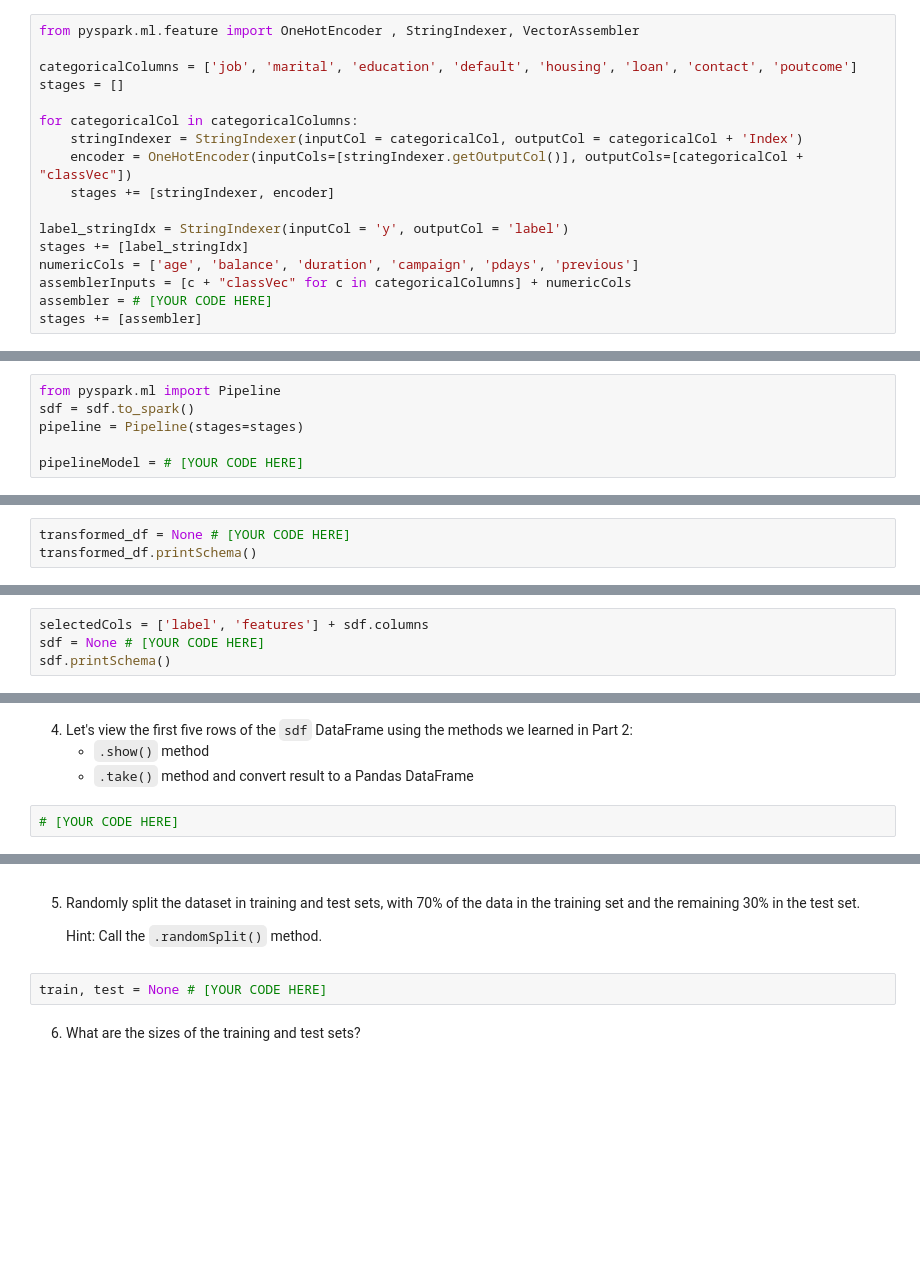
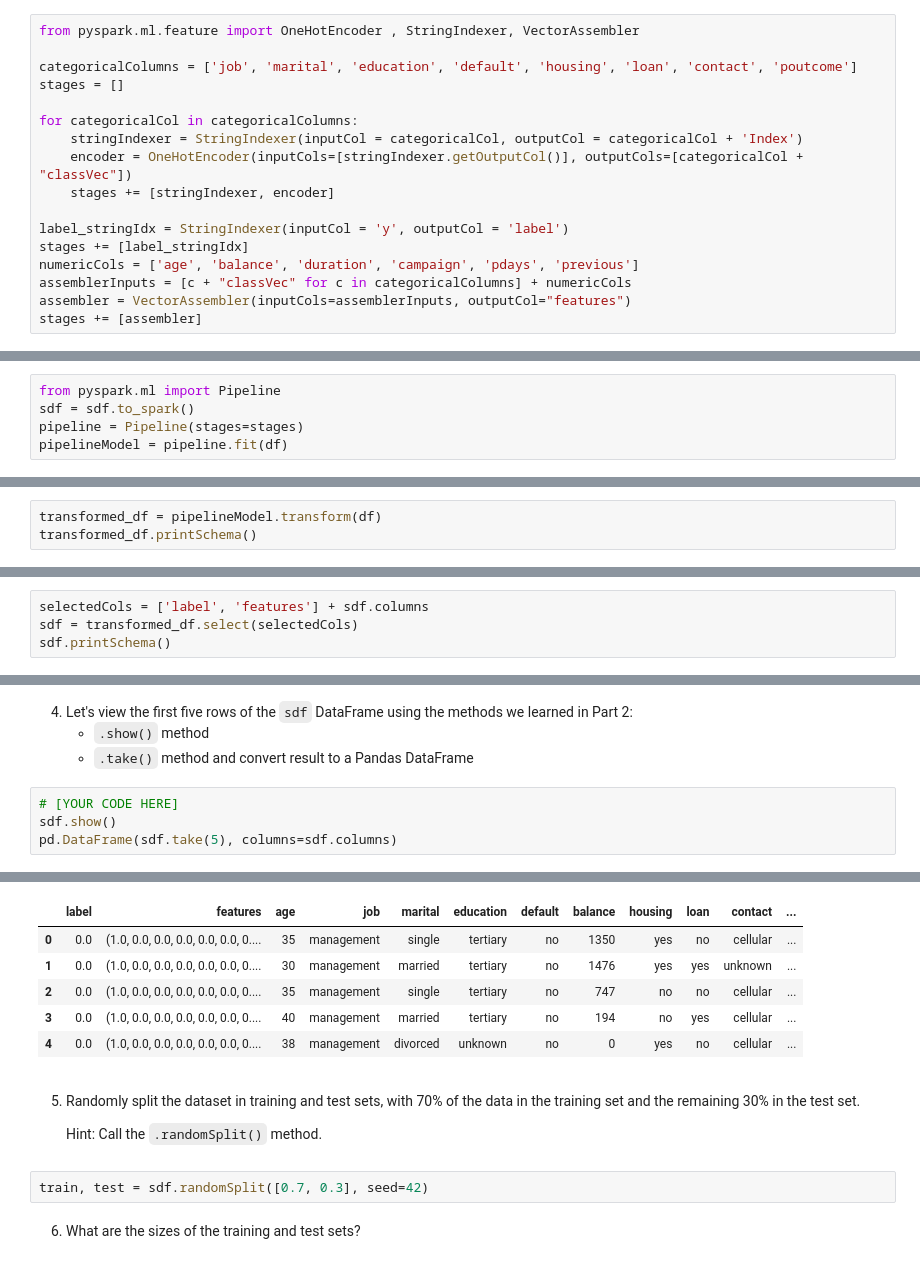
Before and after one commit to MonuSingh16/mle-work, a Jupyter notebook: assignments/week-05-big-data/nb/subscription-prediction.ipynb, the cells around one changed output, grey strips where cells are left out. Drawn from its saved outputs; the diff is of its cells as text; blank space fills up the shorter version.

```diff
--- a/assignments/week-05-big-data/nb/subscription-prediction.ipynb
+++ b/assignments/week-05-big-data/nb/subscription-prediction.ipynb
@@ -210,7 +472,7 @@ label_stringIdx = StringIndexer(inputCol = 'y', outputCol = 'label')
 stages += [label_stringIdx]
 numericCols = ['age', 'balance', 'duration', 'campaign', 'pdays', 'previous']
 assemblerInputs = [c + "classVec" for c in categoricalColumns] + numericCols
-assembler = # [YOUR CODE HERE]
+assembler = VectorAssembler(inputCols=assemblerInputs, outputCol="features")
 stages += [assembler]
 # %% [markdown]
 ## Part 4: Pipeline
@@ -224,10 +486,9 @@ To run the pipeline on our Pandas on Spark DataFrame, we will convert it back to
 from pyspark.ml import Pipeline
 sdf = sdf.to_spark()
 pipeline = Pipeline(stages=stages)
-
-pipelineModel = # [YOUR CODE HERE]
+pipelineModel = pipeline.fit(df)
 # %% [markdown]
 2. Transform `pipelineModel` on `df` and assign this to variable `transformed_df`.
 # %%
-transformed_df = None # [YOUR CODE HERE]
+transformed_df = pipelineModel.transform(df)
 transformed_df.printSchema()
@@ -237,5 +516,5 @@ From the transformation, we'd like to take the `label` and `features` columns as
 3. Use the `.select()` method to pull these columns from the `transformed_df` and reassign the resulting DataFrame to `sdf`.
 # %%
 selectedCols = ['label', 'features'] + sdf.columns
-sdf = None # [YOUR CODE HERE]
+sdf = transformed_df.select(selectedCols)
 sdf.printSchema()
@@ -243,5 +541,8 @@ sdf.printSchema()
 4. Let's view the first five rows of the `sdf` DataFrame using the methods we learned in Part 2:
     * `.show()` method
     * `.take()` method and convert result to a Pandas DataFrame
-# %%
-# [YOUR CODE HERE]
+# %%
+# [YOUR CODE HERE]
+sdf.show()
+pd.DataFrame(sdf.take(5), columns=sdf.columns)
+# %% [output]
@@ -248,8 +566,14 @@ sdf.printSchema()
+|  | label | features | age | job | marital | education | default | balance | housing | loan | contact | ... |
+| 0 | 0.0 | (1.0, 0.0, 0.0, 0.0, 0.0, 0.0, 0.... | 35 | management | single | tertiary | no | 1350 | yes | no | cellular | ... |
+| 1 | 0.0 | (1.0, 0.0, 0.0, 0.0, 0.0, 0.0, 0.... | 30 | management | married | tertiary | no | 1476 | yes | yes | unknown | ... |
+| 2 | 0.0 | (1.0, 0.0, 0.0, 0.0, 0.0, 0.0, 0.... | 35 | management | single | tertiary | no | 747 | no | no | cellular | ... |
+| 3 | 0.0 | (1.0, 0.0, 0.0, 0.0, 0.0, 0.0, 0.... | 40 | management | married | tertiary | no | 194 | no | yes | cellular | ... |
+| 4 | 0.0 | (1.0, 0.0, 0.0, 0.0, 0.0, 0.0, 0.... | 38 | management | divorced | unknown | no | 0 | yes | no | cellular | ... |
 # %% [markdown]
 5. Randomly split the dataset in training and test sets, with 70% of the data in the training set and the remaining 30% in the test set.
 
     Hint: Call the `.randomSplit()` method.
-# %%
-train, test = None # [YOUR CODE HERE]
+# %%
+train, test = sdf.randomSplit([0.7, 0.3], seed=42)
 # %% [markdown]
 6. What are the sizes of the training and test sets?
```
Also changed, not shown: parts of 40 cells of this notebook, 6 other files.
